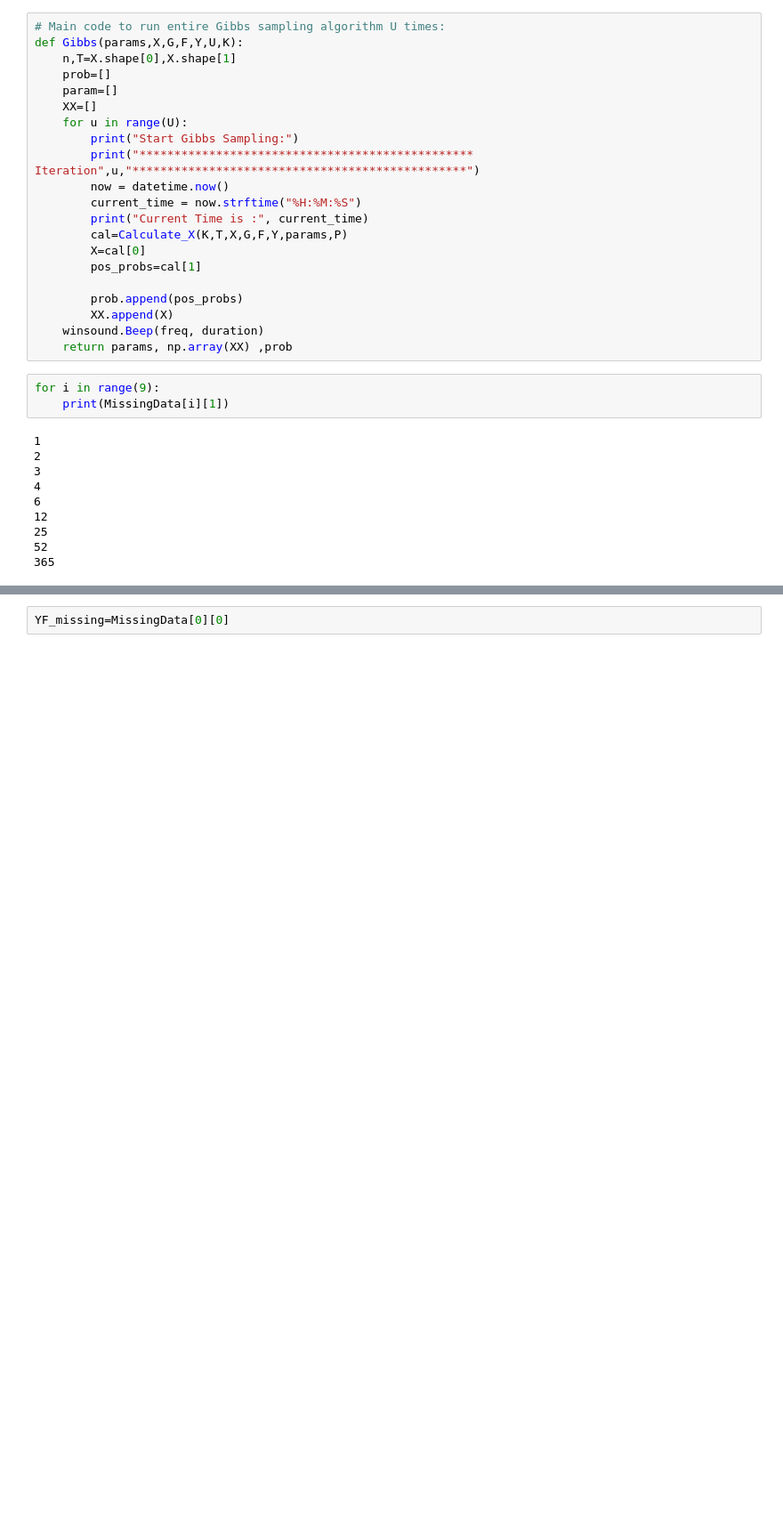
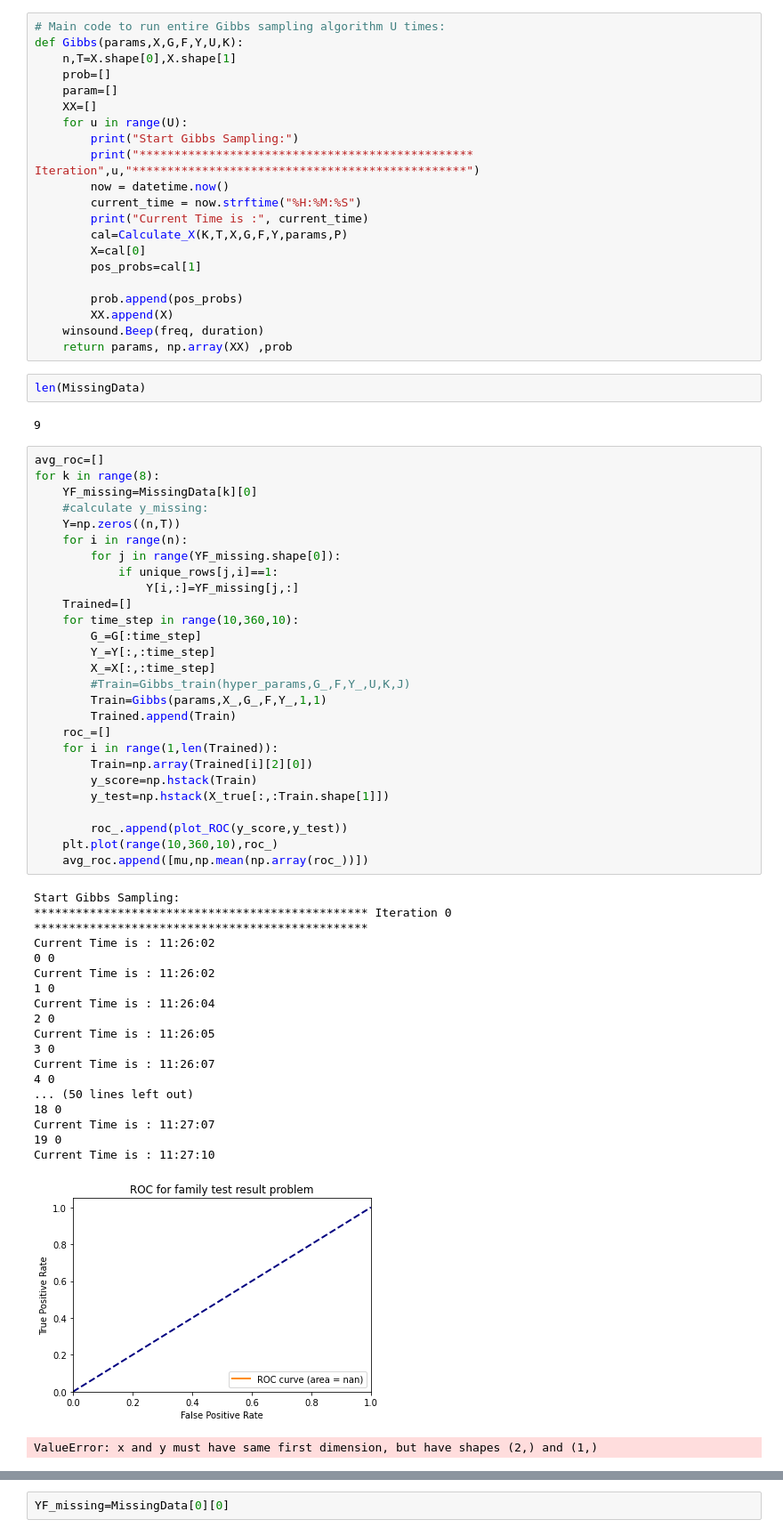
Before and after one commit to zhrprjct/zahra, a Jupyter notebook: Gibbs_Covid_Project_For_Family_Test_Results_and_MissingData_1.ipynb, the cells around one changed output, grey strips where cells are left out. Shown at 89% size. Cells and saved outputs as stored; diff of their text form; blank space fills up the shorter version.

```diff
--- a/Gibbs_Covid_Project_For_Family_Test_Results_and_MissingData_1.ipynb
+++ b/Gibbs_Covid_Project_For_Family_Test_Results_and_MissingData_1.ipynb
@@ -589,16 +605,54 @@ def Gibbs(params,X,G,F,Y,U,K):
         XX.append(X)
     winsound.Beep(freq, duration)
     return params, np.array(XX) ,prob
-# %%
-for i in range(9):
-    print(MissingData[i][1])
-# %% [output]
-1
-2
-3
-4
-6
-12
-25
-52
-365
+# %%
+len(MissingData)
+# %% [output]
+9
+# %%
+avg_roc=[]
+for k in range(8):
+    YF_missing=MissingData[k][0]
+    #calculate y_missing:
+    Y=np.zeros((n,T))
+    for i in range(n):
+        for j in range(YF_missing.shape[0]):
+            if unique_rows[j,i]==1:
+                Y[i,:]=YF_missing[j,:]
+    Trained=[]
+    for time_step in range(10,360,10):
+        G_=G[:time_step]
+        Y_=Y[:,:time_step]
+        X_=X[:,:time_step]
+        #Train=Gibbs_train(hyper_params,G_,F,Y_,U,K,J)
+        Train=Gibbs(params,X_,G_,F,Y_,1,1)
+        Trained.append(Train)
+    roc_=[]
+    for i in range(1,len(Trained)):
+        Train=np.array(Trained[i][2][0])
+        y_score=np.hstack(Train)
+        y_test=np.hstack(X_true[:,:Train.shape[1]])
+
+        roc_.append(plot_ROC(y_score,y_test))
+    plt.plot(range(10,360,10),roc_)
+    avg_roc.append([mu,np.mean(np.array(roc_))])
+# %% [output]
+Start Gibbs Sampling:
+************************************************ Iteration 0 ************************************************
+Current Time is : 11:26:02
+0 0
+Current Time is : 11:26:02
+1 0
+Current Time is : 11:26:04
+2 0
+Current Time is : 11:26:05
+3 0
+Current Time is : 11:26:07
+4 0
+... (50 lines left out)
+18 0
+Current Time is : 11:27:07
+19 0
+Current Time is : 11:27:10
+[figure, added]
+ValueError: x and y must have same first dimension, but have shapes (2,) and (1,)
```
Also changed, not shown: parts of 12 cells of this notebook, 4 other files.
